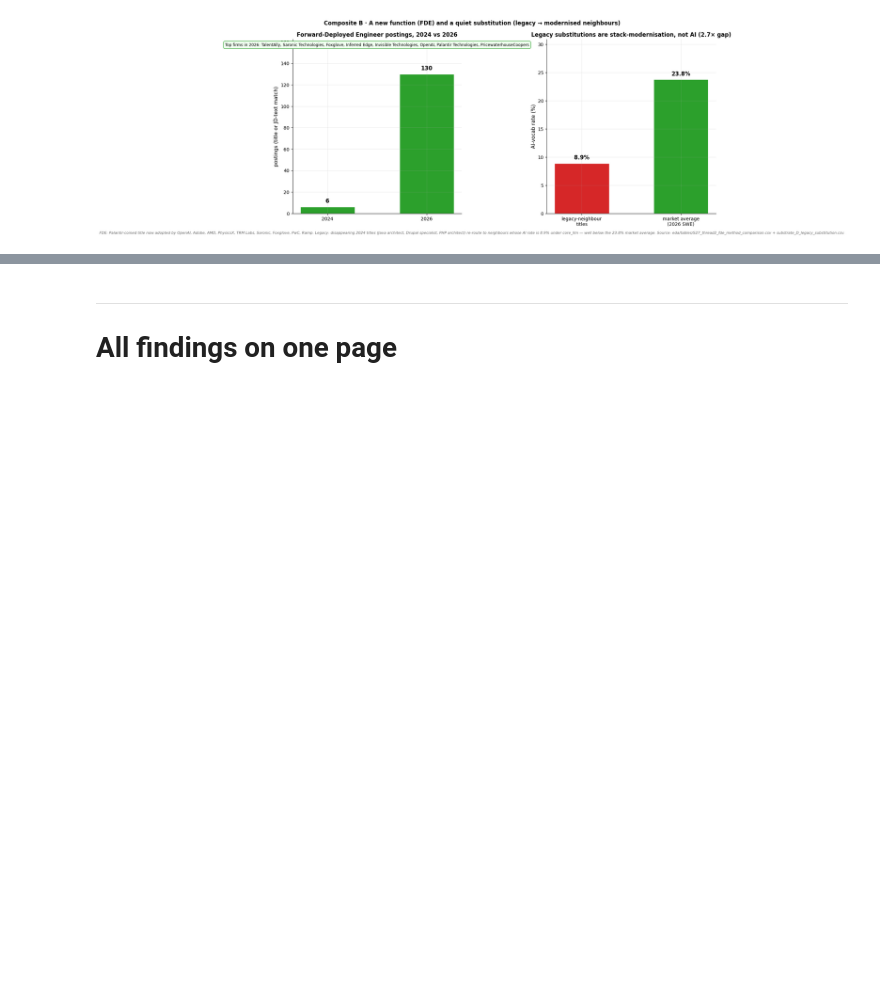
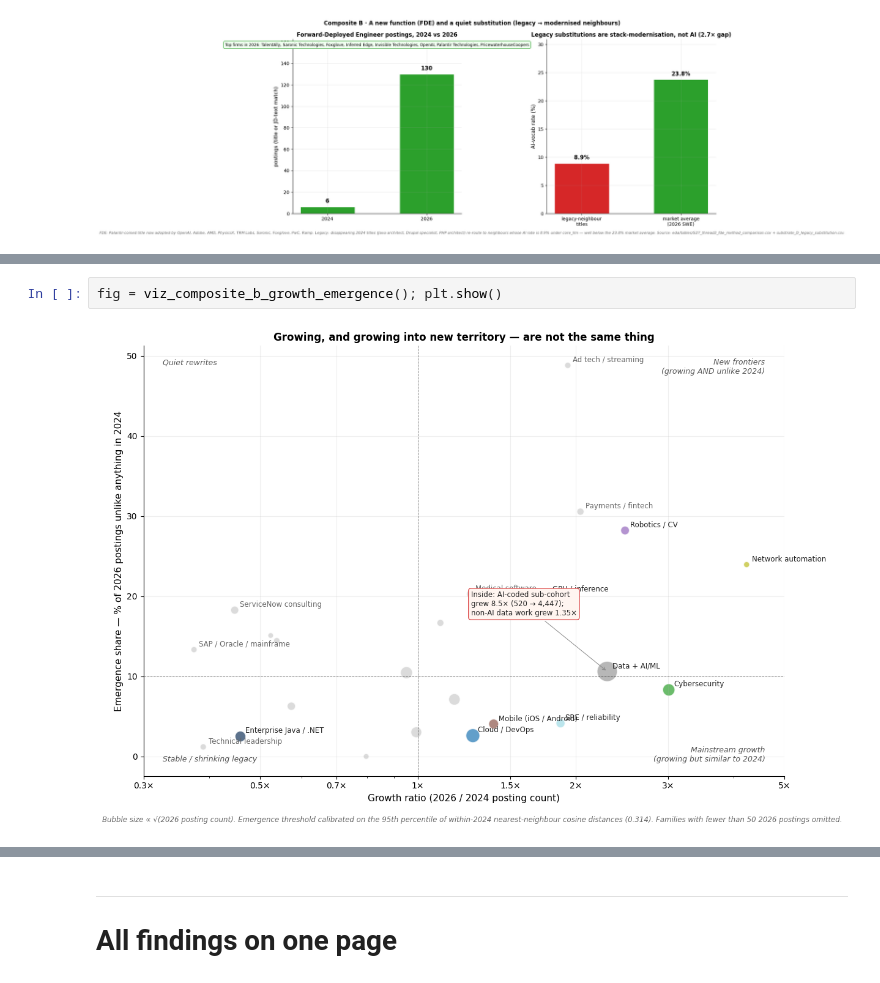
Before and after one commit to jihjihk/research-ai-swe-jobs, a Jupyter notebook: eda/notebooks/findings_consolidated_2026-04-21.ipynb, the cells around one changed output, grey strips where cells are left out. Saved outputs shown, nothing was run; the diff lists cells and outputs as text; blank space fills up the shorter version.

```diff
--- a/eda/notebooks/findings_consolidated_2026-04-21.ipynb
+++ b/eda/notebooks/findings_consolidated_2026-04-21.ipynb
@@ -468,0 +492,4 @@ fig = viz_composite_b_fde_legacy(); plt.show()
+# %%
+fig = viz_composite_b_growth_emergence(); plt.show()
+# %% [output]
+[figure, added]
```
Also changed, not shown: parts of 25 cells of this notebook, 25 other files.
